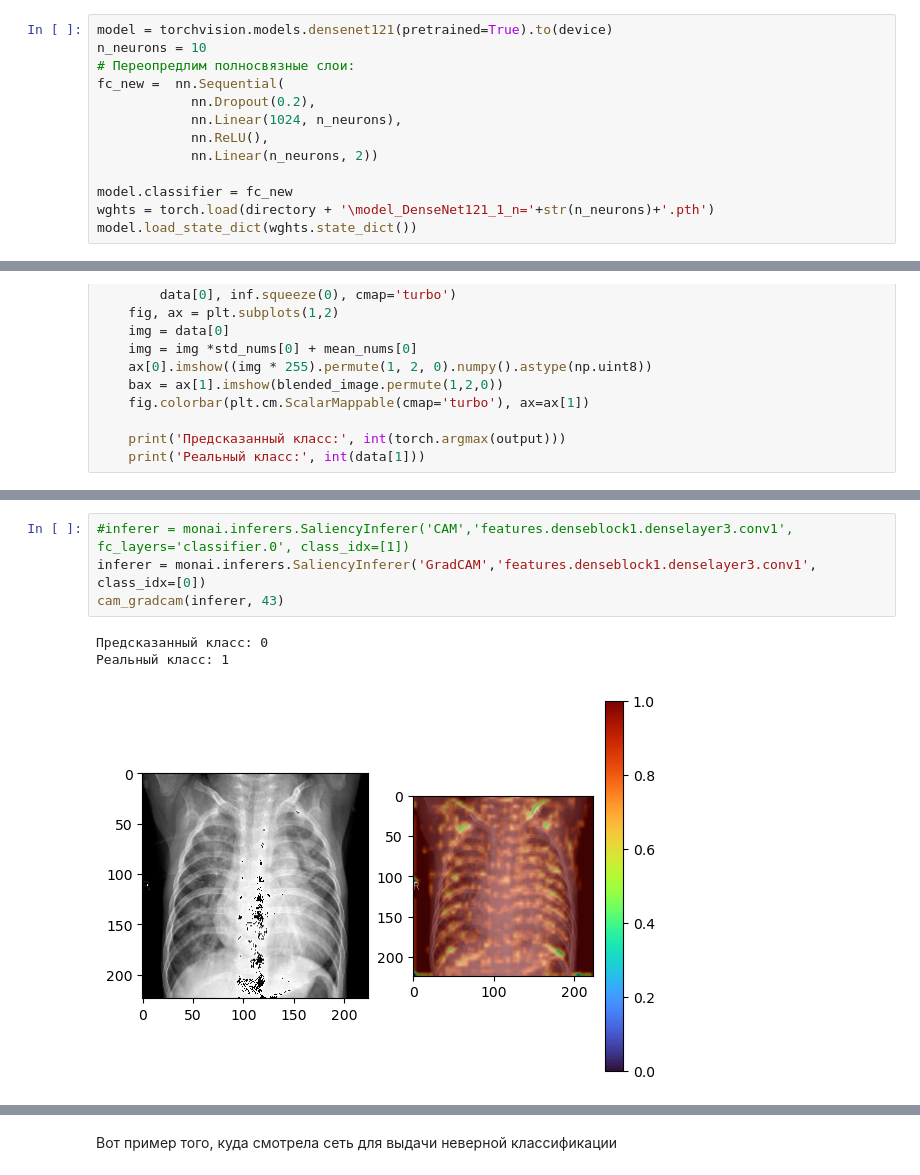
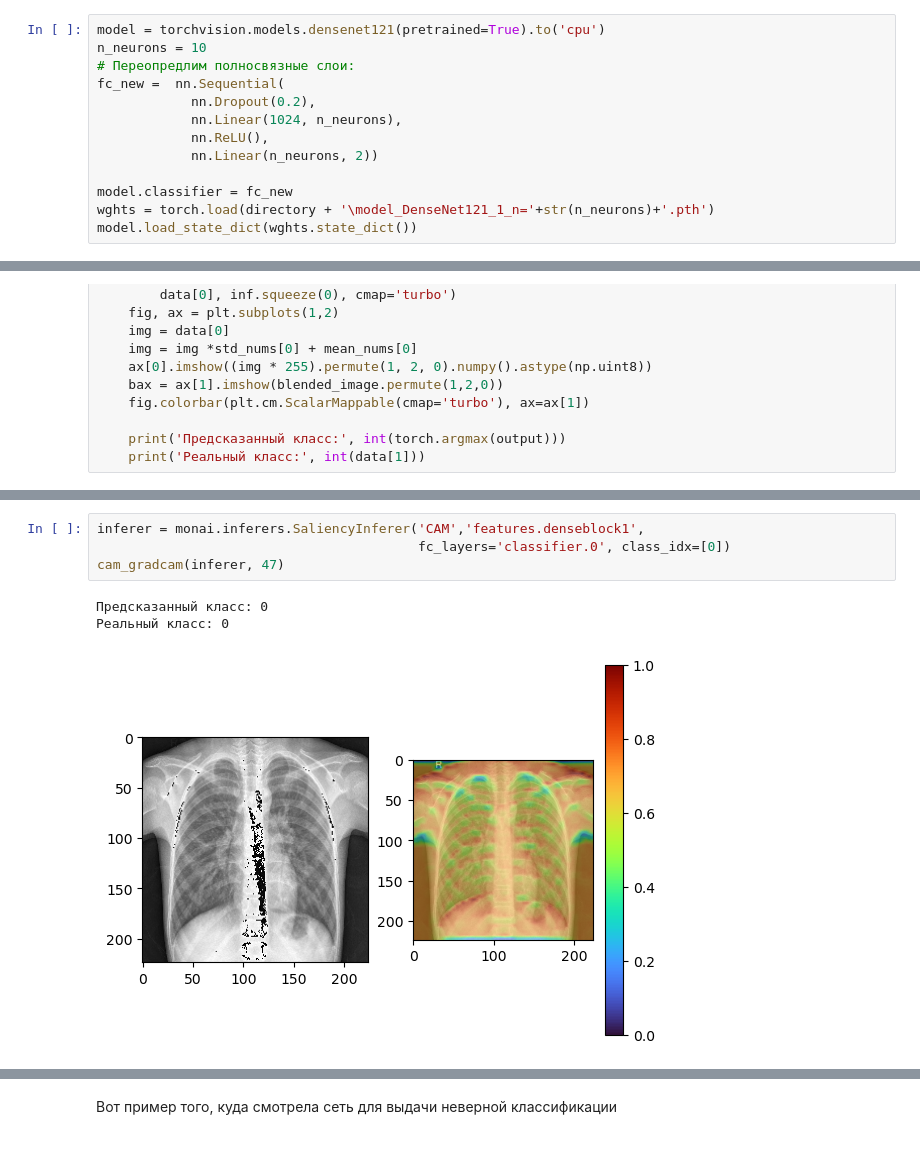
Before and after one commit to Koldim2001/transfer_learning_CNN, a Jupyter notebook: Transfer_learning_DenseNet121.ipynb, the cells around one changed output, grey strips where cells are left out. Cells and saved outputs as stored; diff of their text form.

Commit message:
CAM + GRADCAM

```diff
--- a/Transfer_learning_DenseNet121.ipynb
+++ b/Transfer_learning_DenseNet121.ipynb
@@ -407,7 +385,7 @@ acc_train_dict_1 = acc_train_dict
 # %% [markdown]
 Самый высокий показатель accuracy на валидации показал гиперпараметр 10 на 3 эпохе обучения. Так что загрузим именно эту модель:
 # %%
-model = torchvision.models.densenet121(pretrained=True).to(device)
+model = torchvision.models.densenet121(pretrained=True).to('cpu')
 n_neurons = 10
 # Переопредлим полносвязные слои:
 fc_new =  nn.Sequential(
@@ -553,8 +519,8 @@ cam_gradcam(inferer, 101)
 # %%
-#inferer = monai.inferers.SaliencyInferer('CAM','features.denseblock1.denselayer3.conv1', fc_layers='classifier.0', class_idx=[1])
-inferer = monai.inferers.SaliencyInferer('GradCAM','features.denseblock1.denselayer3.conv1', class_idx=[0])
-cam_gradcam(inferer, 43)
+inferer = monai.inferers.SaliencyInferer('CAM','features.denseblock1',
+                                         fc_layers='classifier.0', class_idx=[0])
+cam_gradcam(inferer, 47)
 # %% [output]
 Предсказанный класс: 0
-Реальный класс: 1
+Реальный класс: 0
-[figure, old version]
+[figure, new version]
```
Also changed, not shown: parts of 17 cells of this notebook.
